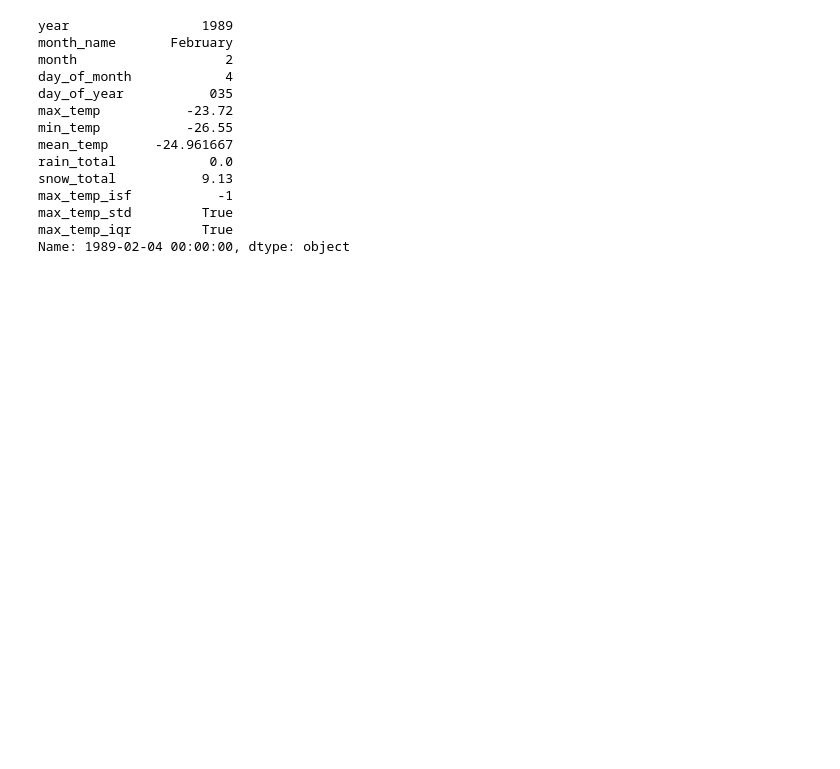
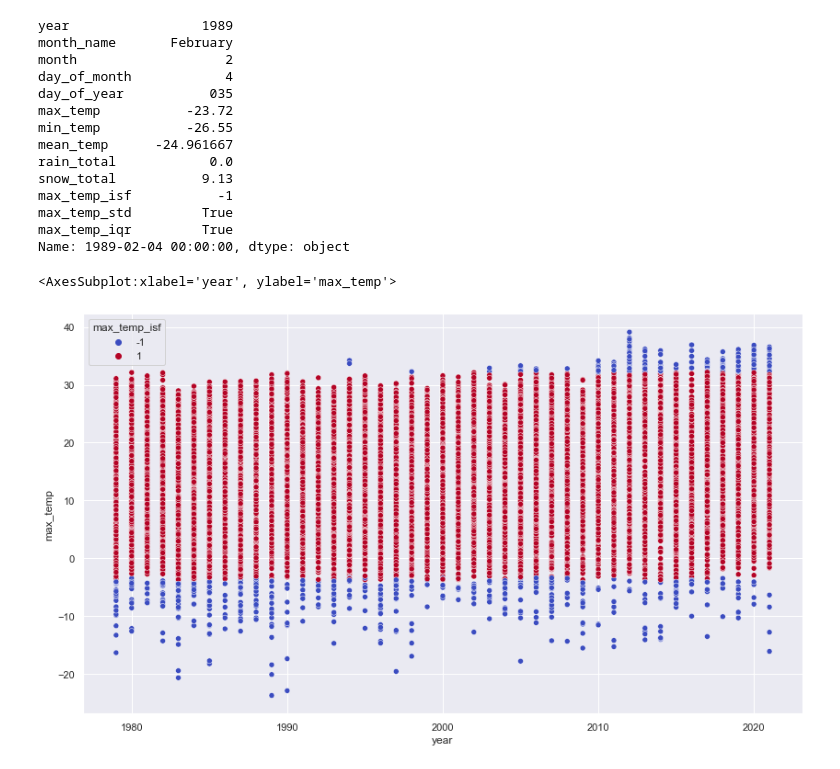
Before and after one commit to joseph-cavarretta/projects, a Jupyter notebook: DS_projects/weather_model/weather_eda.ipynb, the cells around one changed output. Saved outputs shown, nothing was run; the diff lists cells and outputs as text; code cells hidden in the pictures; blank space fills up the shorter version.

```diff
--- a/DS_projects/weather_model/weather_eda.ipynb
+++ b/DS_projects/weather_model/weather_eda.ipynb
@@ -358,0 +372,7 @@ Name: 1989-02-04 00:00:00, dtype: object
+# %%
+# a good scatter visual of outliers
+sns.set(rc={'figure.figsize':(14,8)})
+sns.scatterplot(data=df, x='year', y='max_temp', hue='max_temp_isf', palette='coolwarm')
+# %% [output]
+<AxesSubplot:xlabel='year', ylabel='max_temp'>
+[figure, added]
```
Also changed, not shown: parts of 4 cells of this notebook, 5 other files.
